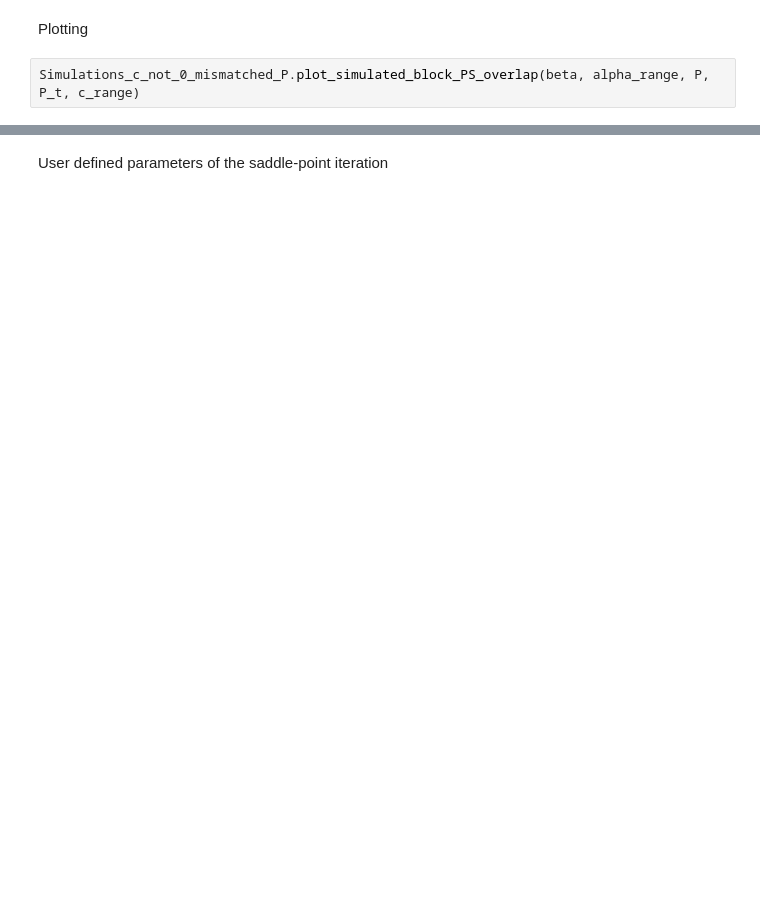
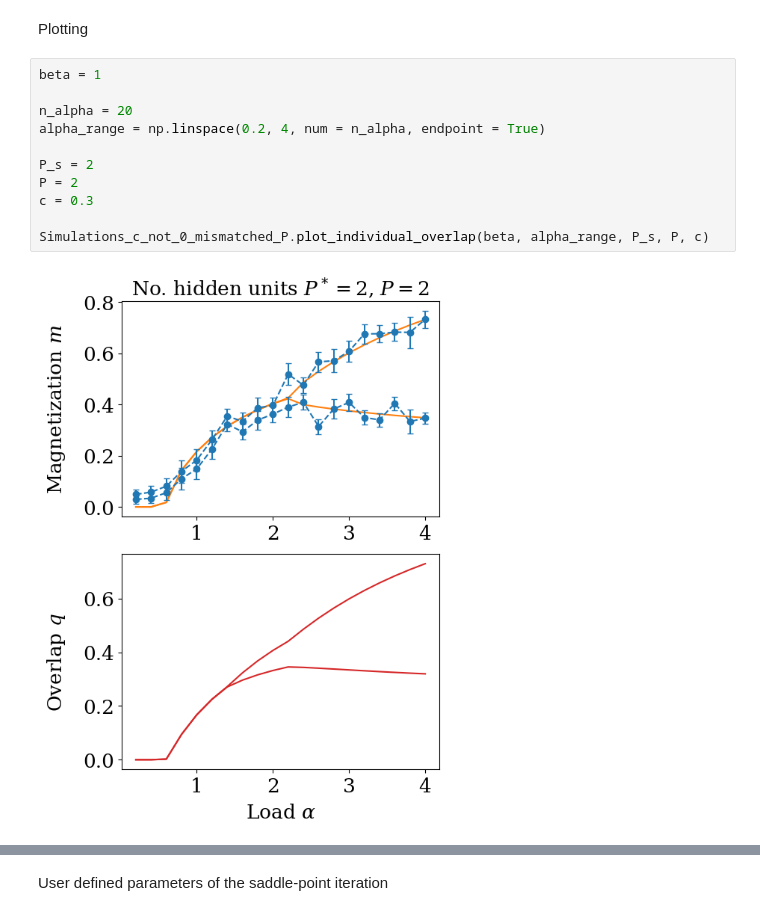
Before and after one commit to RobinTher/Restricted_Boltzmann_Machine, a Jupyter notebook: Reproduce_figures.ipynb, the cells around one changed output, grey strips where cells are left out. Cells and saved outputs as stored; diff of their text form; blank space fills up the shorter version.

```diff
--- a/Reproduce_figures.ipynb
+++ b/Reproduce_figures.ipynb
@@ -493,4 +644,15 @@ Simulations_c_not_0_mismatched_P.simulation_run_mismatched_P(beta, alpha_range,
 # %% [markdown]
 Plotting
-# %%
-Simulations_c_not_0_mismatched_P.plot_simulated_block_PS_overlap(beta, alpha_range, P, P_t, c_range)
+# %%
+beta = 1
+
+n_alpha = 20
+alpha_range = np.linspace(0.2, 4, num = n_alpha, endpoint = True)
+
+P_s = 2
+P = 2
+c = 0.3
+
+Simulations_c_not_0_mismatched_P.plot_individual_overlap(beta, alpha_range, P_s, P, c)
+# %% [output]
+[figure, added]
```
Also changed, not shown: parts of 101 cells of this notebook, 11 other files.
